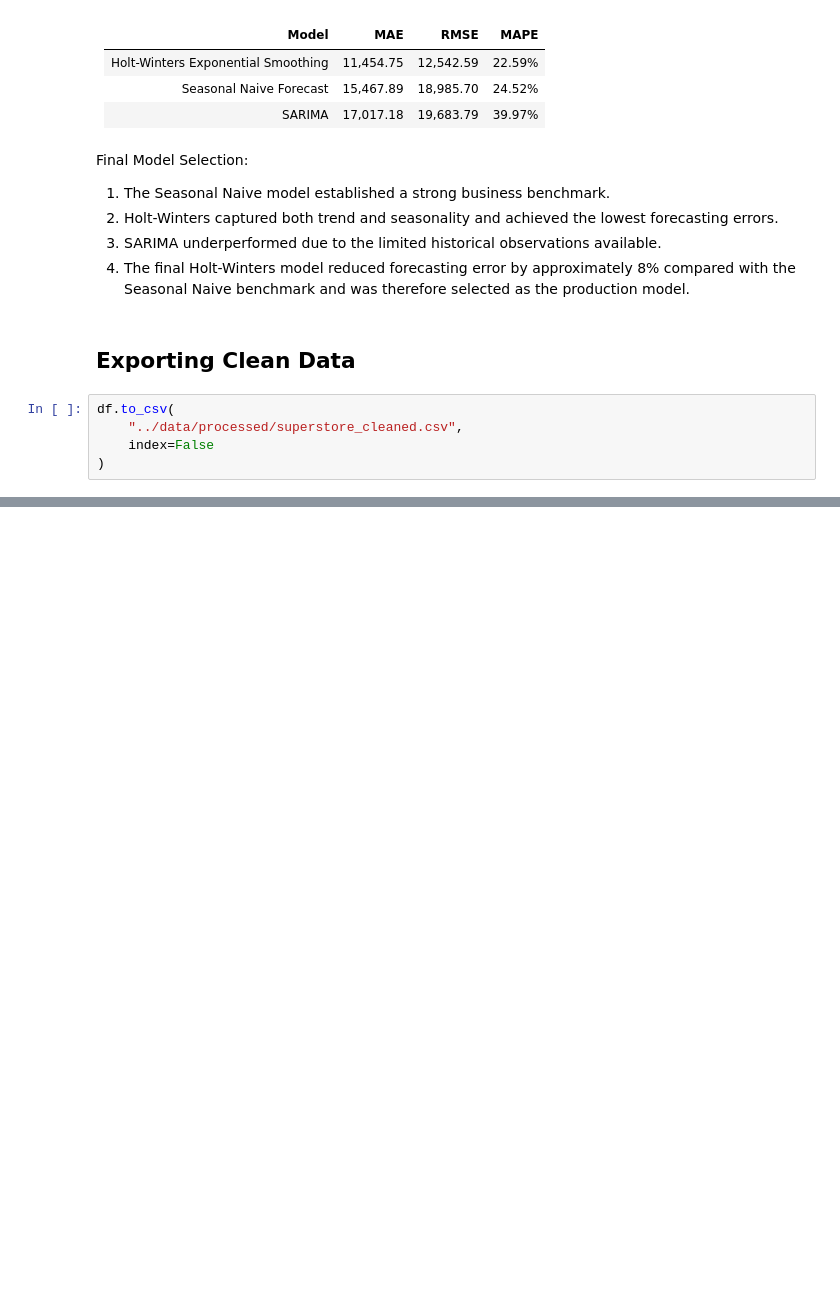
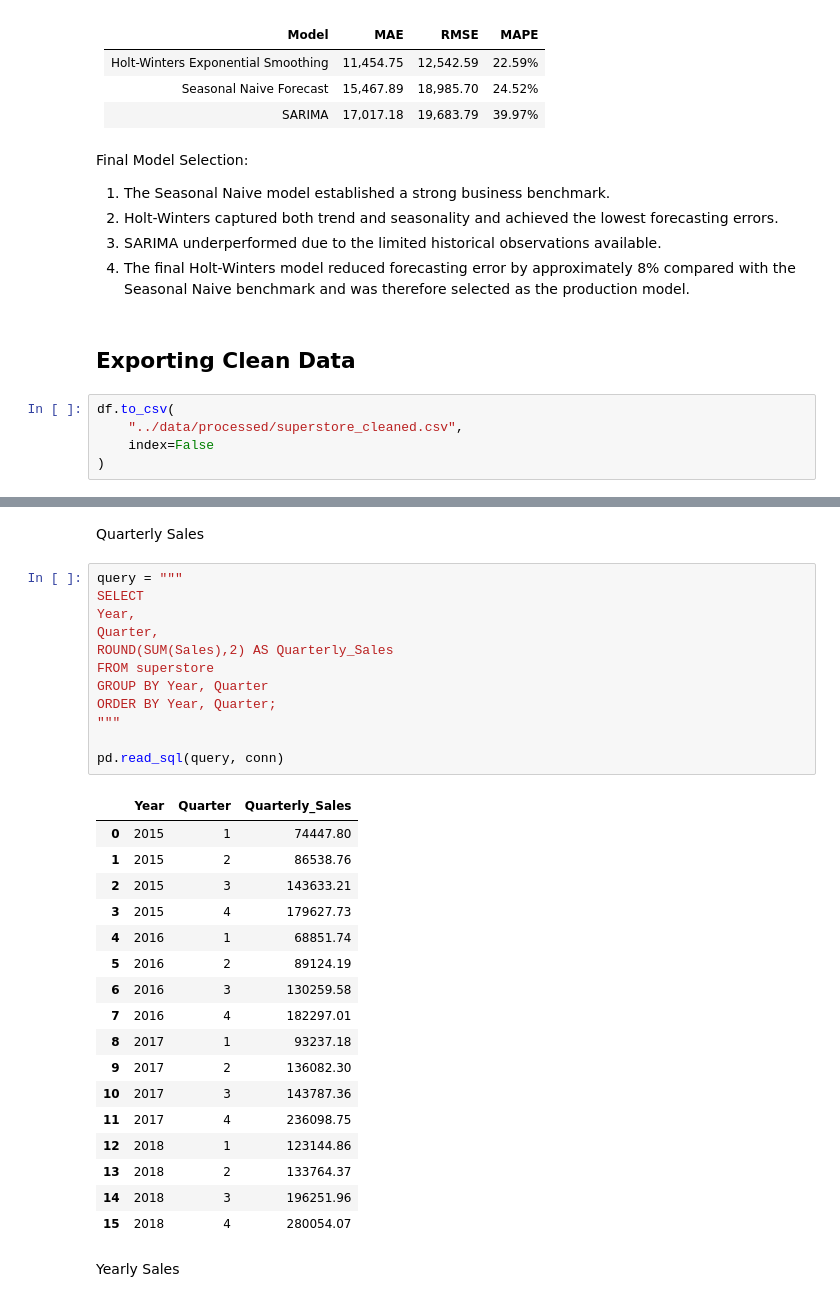
Before and after one commit to AmirhosseinAshrafi99/Sales-Forecasting-Analysis, a Jupyter notebook: notebooks/sales_forecasting_analysis.ipynb, the cells around one changed output, grey strips where cells are left out. Drawn from its saved outputs; the diff is of its cells as text; blank space fills up the shorter version.

```diff
--- a/notebooks/sales_forecasting_analysis.ipynb
+++ b/notebooks/sales_forecasting_analysis.ipynb
@@ -1094,0 +1321,34 @@ df.to_csv(
+# %% [markdown]
+Quarterly Sales
+# %%
+query = """
+SELECT
+Year,
+Quarter,
+ROUND(SUM(Sales),2) AS Quarterly_Sales
+FROM superstore
+GROUP BY Year, Quarter
+ORDER BY Year, Quarter;
+"""
+
+pd.read_sql(query, conn)
+# %% [output]
+|  | Year | Quarter | Quarterly_Sales |
+| 0 | 2015 | 1 | 74447.80 |
+| 1 | 2015 | 2 | 86538.76 |
+| 2 | 2015 | 3 | 143633.21 |
+| 3 | 2015 | 4 | 179627.73 |
+| 4 | 2016 | 1 | 68851.74 |
+| 5 | 2016 | 2 | 89124.19 |
+| 6 | 2016 | 3 | 130259.58 |
+| 7 | 2016 | 4 | 182297.01 |
+| 8 | 2017 | 1 | 93237.18 |
+| 9 | 2017 | 2 | 136082.30 |
+| 10 | 2017 | 3 | 143787.36 |
+| 11 | 2017 | 4 | 236098.75 |
+| 12 | 2018 | 1 | 123144.86 |
+| 13 | 2018 | 2 | 133764.37 |
+| 14 | 2018 | 3 | 196251.96 |
+| 15 | 2018 | 4 | 280054.07 |
+# %% [markdown]
+Yearly Sales
```
Also changed, not shown: parts of 33 cells of this notebook, 4 other files.
